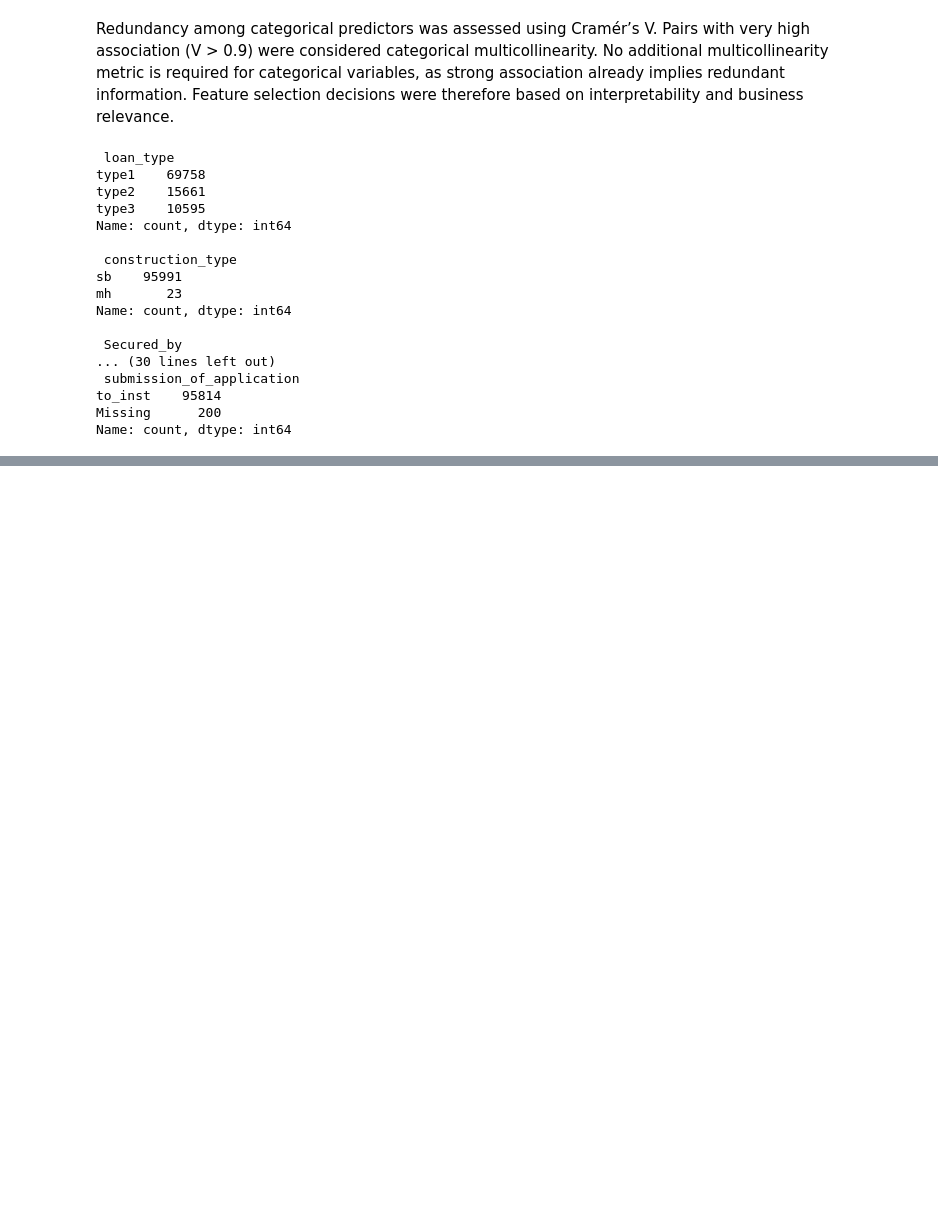
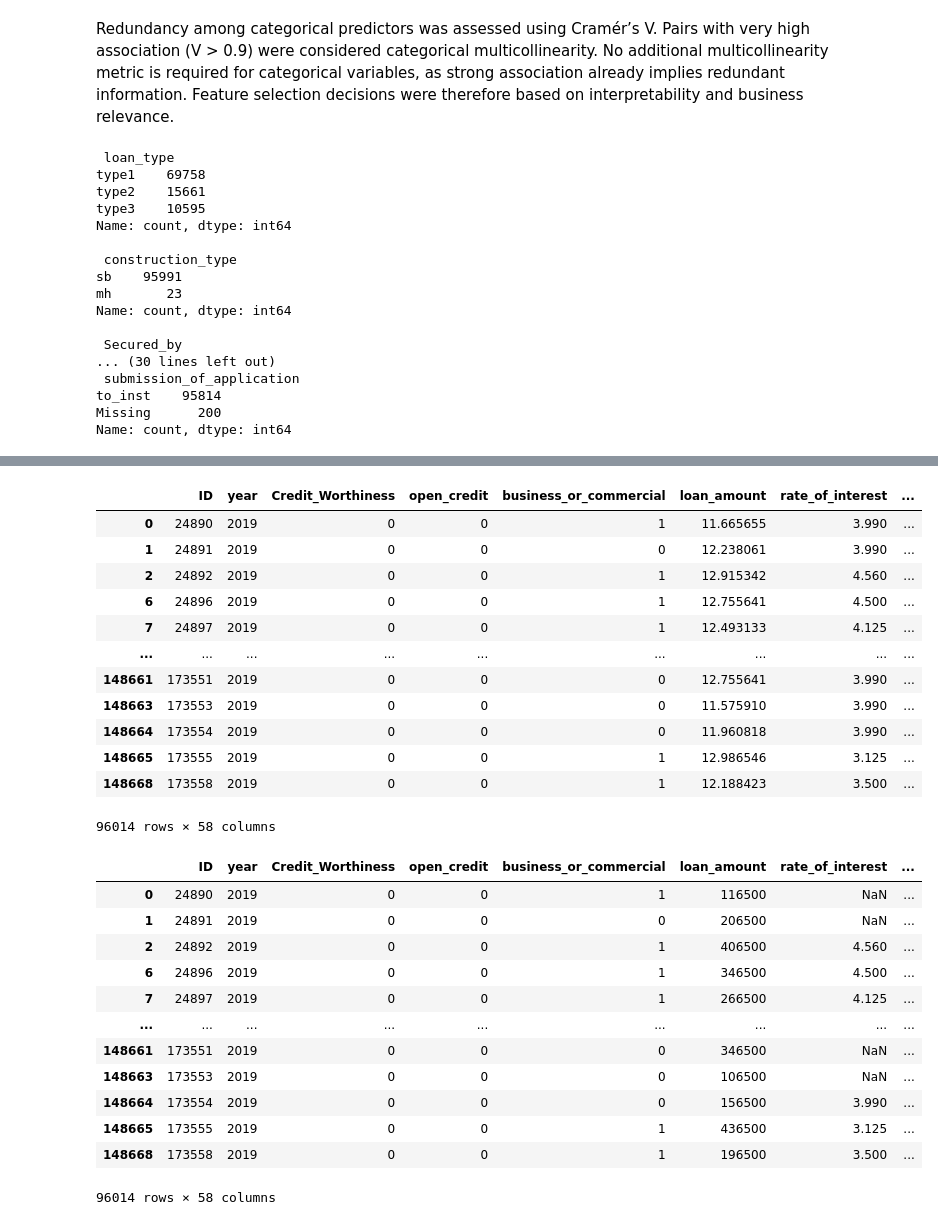
Before and after one commit to DaiaPrado/loan_default_predictor, a Jupyter notebook: loan_default.ipynb, the cells around one changed output, grey strips where cells are left out. Saved outputs shown, nothing was run; the diff lists cells and outputs as text; code cells hidden in the pictures; blank space fills up the shorter version.

Commit message:
categories encoding

```diff
--- a/loan_default.ipynb
+++ b/loan_default.ipynb
@@ -553,0 +550,5 @@ Name: count, dtype: int64
+# %%
+# Delete redundant columns
+df_no_na.drop(columns=["loan_type", "submission_of_application", "construction_type", "Secured_by"], axis=1, inplace=True)
+df_na.drop(columns=["loan_type", "submission_of_application", "construction_type", "Secured_by"], axis=1, inplace=True)
+df_no_na.columns
@@ -553,0 +567,69 @@ Name: count, dtype: int64
+# %%
+# Obtain Categorical features.
+cat_features = df_no_na.select_dtypes(exclude="number").columns
+
+# separate binary columns from multicategorical columns for both dfs we have.
+binary_cols = []
+multi_cols = []
+
+for col in cat_features:
+    if df_no_na[col].nunique() == 2:
+        binary_cols.append(col)
+    else:
+        multi_cols.append(col)
+
+# copy the original dfs.
+num_df_no_na = df_no_na.copy()
+num_df_na = df_na.copy()
+
+binary_mappings = {}
+# binary encoding
+for col in binary_cols:
+    categories = sorted(df_na[col].dropna().unique())
+    binary_mappings[col] = {categories[0]: 0, categories[1]: 1}
+
+    num_df_no_na[col] = num_df_no_na[col].map(binary_mappings[col])
+    num_df_na[col] = num_df_na[col].map(binary_mappings[col])
+
+# one- hot encoding
+num_df_no_na = pd.get_dummies(num_df_no_na, columns=multi_cols, drop_first=True)
+num_df_na = pd.get_dummies(num_df_na, columns=multi_cols, drop_first=True)
+
+num_df_no_na, num_df_na = num_df_no_na.align(
+    num_df_na,
+    join="left",
+    axis=1,
+    fill_value=0
+)
+
+# check changes
+pd.set_option('display.max_columns', None)
+display(num_df_no_na)
+num_df_na
+# %% [output]
+|  | ID | year | Credit_Worthiness | open_credit | business_or_commercial | loan_amount | rate_of_interest | ... |
+| 0 | 24890 | 2019 | 0 | 0 | 1 | 11.665655 | 3.990 | ... |
+| 1 | 24891 | 2019 | 0 | 0 | 0 | 12.238061 | 3.990 | ... |
+| 2 | 24892 | 2019 | 0 | 0 | 1 | 12.915342 | 4.560 | ... |
+| 6 | 24896 | 2019 | 0 | 0 | 1 | 12.755641 | 4.500 | ... |
+| 7 | 24897 | 2019 | 0 | 0 | 1 | 12.493133 | 4.125 | ... |
+| ... | ... | ... | ... | ... | ... | ... | ... | ... |
+| 148661 | 173551 | 2019 | 0 | 0 | 0 | 12.755641 | 3.990 | ... |
+| 148663 | 173553 | 2019 | 0 | 0 | 0 | 11.575910 | 3.990 | ... |
+| 148664 | 173554 | 2019 | 0 | 0 | 0 | 11.960818 | 3.990 | ... |
+| 148665 | 173555 | 2019 | 0 | 0 | 1 | 12.986546 | 3.125 | ... |
+| 148668 | 173558 | 2019 | 0 | 0 | 1 | 12.188423 | 3.500 | ... |
+96014 rows × 58 columns
+|  | ID | year | Credit_Worthiness | open_credit | business_or_commercial | loan_amount | rate_of_interest | ... |
+| 0 | 24890 | 2019 | 0 | 0 | 1 | 116500 | NaN | ... |
+| 1 | 24891 | 2019 | 0 | 0 | 0 | 206500 | NaN | ... |
+| 2 | 24892 | 2019 | 0 | 0 | 1 | 406500 | 4.560 | ... |
+| 6 | 24896 | 2019 | 0 | 0 | 1 | 346500 | 4.500 | ... |
+| 7 | 24897 | 2019 | 0 | 0 | 1 | 266500 | 4.125 | ... |
+| ... | ... | ... | ... | ... | ... | ... | ... | ... |
+| 148661 | 173551 | 2019 | 0 | 0 | 0 | 346500 | NaN | ... |
+| 148663 | 173553 | 2019 | 0 | 0 | 0 | 106500 | NaN | ... |
+| 148664 | 173554 | 2019 | 0 | 0 | 0 | 156500 | 3.990 | ... |
+| 148665 | 173555 | 2019 | 0 | 0 | 1 | 436500 | 3.125 | ... |
+| 148668 | 173558 | 2019 | 0 | 0 | 1 | 196500 | 3.500 | ... |
+96014 rows × 58 columns
```
Also changed, not shown: parts of 10 cells of this notebook.
